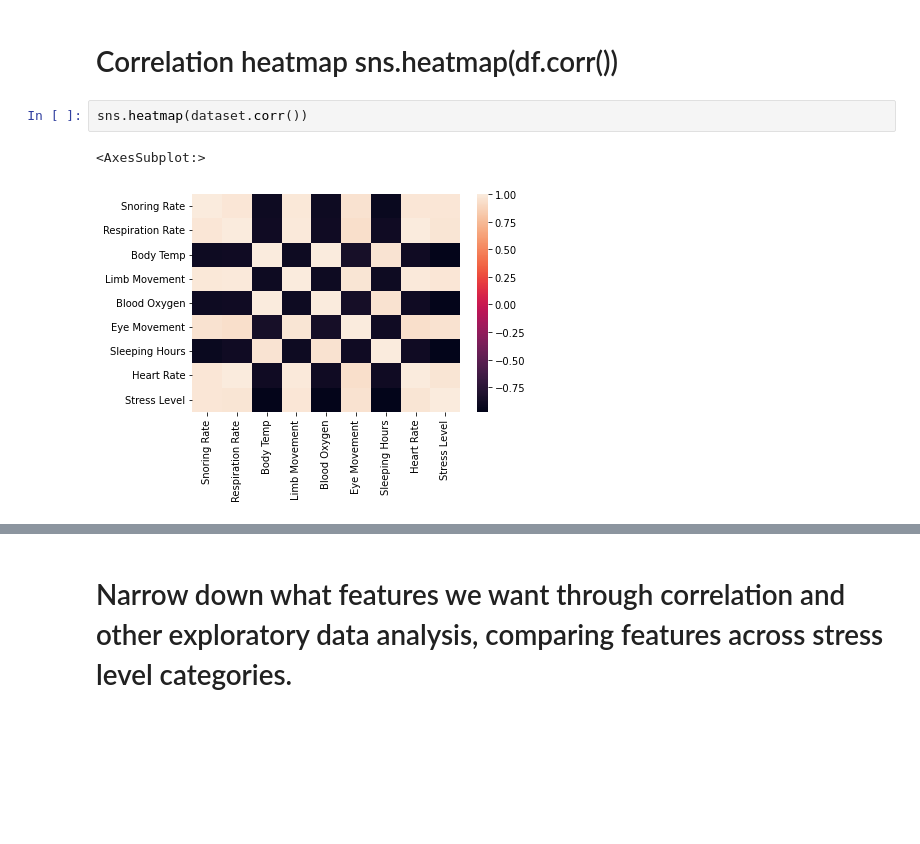
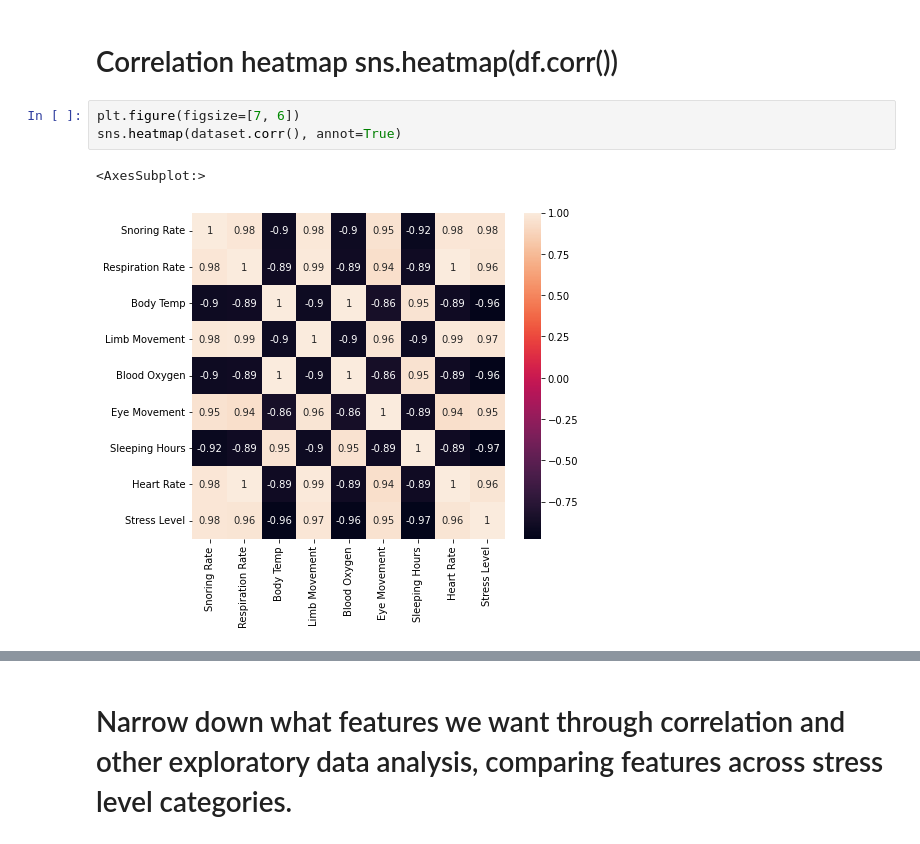
Before and after one commit to mkerekes1427/CAP-4770-Final-Project, a Jupyter notebook: sleep-datascience-notebook.ipynb, the cells around one changed output, grey strips where cells are left out. Saved outputs shown, nothing was run; the diff lists cells and outputs as text; blank space fills up the shorter version.

Commit message:
Did Some EDA and Adjusted Heatmap Annotations

```diff
--- a/sleep-datascience-notebook.ipynb
+++ b/sleep-datascience-notebook.ipynb
@@ -76,8 +76,9 @@ Text(0, 0.5, 'Counts')
 x = np.mean(stress_4["Sleeping Hours"])
 # %% [markdown]
 # Correlation heatmap sns.heatmap(df.corr())
-# %%
-sns.heatmap(dataset.corr())
-# %% [output]
-<AxesSubplot:>
-[figure, removed]
+# %%
+plt.figure(figsize=[7, 6])
+sns.heatmap(dataset.corr(), annot=True)
+# %% [output]
+<AxesSubplot:>
+[figure, added]
```
Also changed, not shown: parts of 5 cells of this notebook.
